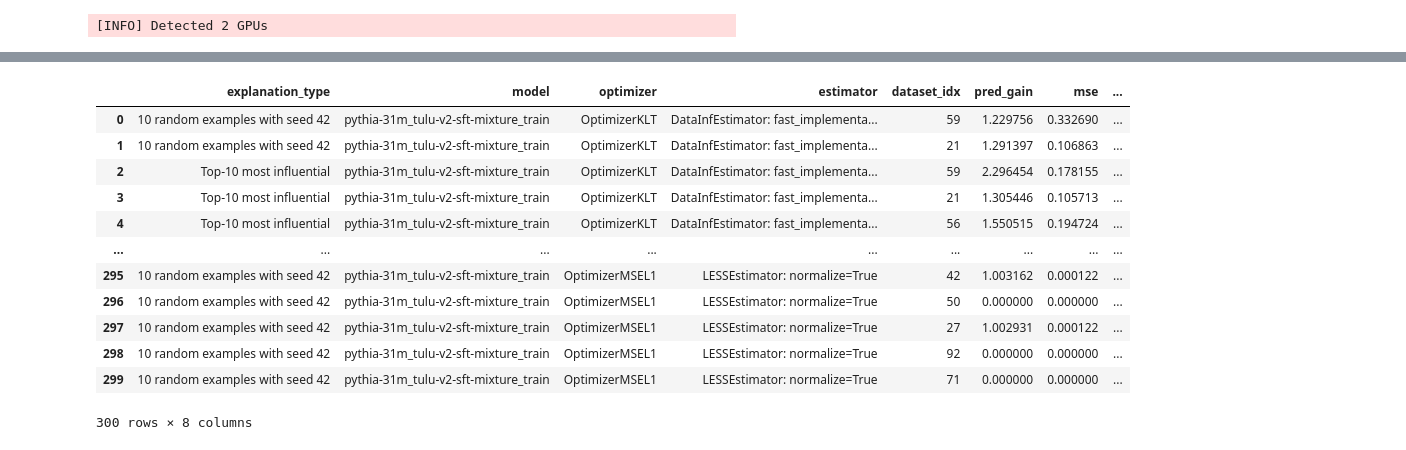
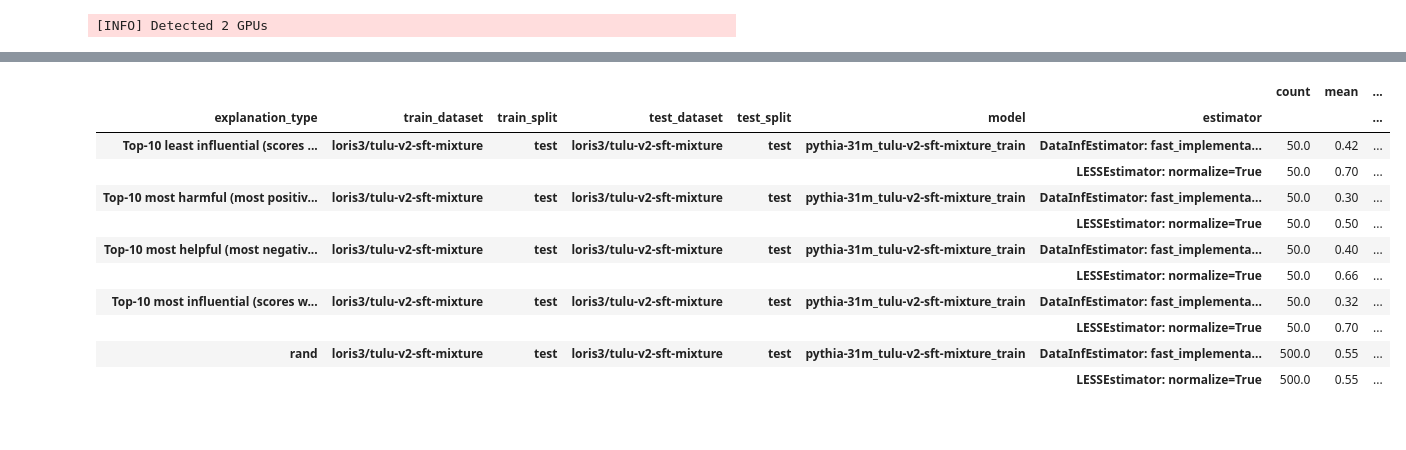
Before and after one commit to loris3/ceelm, a Jupyter notebook: validation.ipynb, the cells around one changed output, grey strips where cells are left out. Drawn from its saved outputs; the diff is of its cells as text; code cells hidden in the pictures.

```diff
--- a/validation.ipynb
+++ b/validation.ipynb
@@ -251,3 +41,8 @@ Overwriting validation_worker_validation.py
+# %%
+from functools import partial
+from explanations import KRandom
+k_random_types = [partial(KRandom, seed=s) for s in range(9)]
+explanation_types = explanation_types + k_random_types
 # %%
 import logging
 from concurrent.futures import ProcessPoolExecutor, as_completed
@@ -263,9 +58,7 @@ multiprocessing.set_start_method('spawn', force=True)
 torch.manual_seed(42)
 
 
-n_test = 10
 
-test_indices = test_dataset.shuffle(seed=42).select(range(n_test))["indices"]
 
 num_devices = torch.cuda.device_count()
 # %%
@@ -448,23 +314,59 @@ df_validation = pd.read_parquet("./cache/validation/partial/")
+# %%
+import pandas as pd
+all_rows = []
+for rand_col in [r for r in df_validation.explanation_type.unique() if "random examples with" in r]:
+    group_cols = ["document_idx", "train_dataset", "train_split", "test_dataset","test_split",
+                "model", "estimator"]
+
+
+    baseline_df = df_validation[df_validation["explanation_type"] == rand_col].copy()
+
+
+
+    for expl_type in df_validation["explanation_type"].unique():
+        expl_df = df_validation[df_validation["explanation_type"] == expl_type].copy()
+        merged = expl_df.merge(
+            baseline_df[group_cols + ["indices_target_document", "delta_target_document"]],
+            on=group_cols + ["indices_target_document"],
+            suffixes=("", "_random")
+        )
+
+        # 1(Δ_S > Δ_R)
+        merged["xi"] = (merged["delta_target_document"] >= merged["delta_target_document_random"]).astype(int)
+        merged["random_run"] = rand_col
+
+
+
+        all_rows.append(merged[group_cols + ["explanation_type", "indices_target_document",
+                                            "delta_target_document", "delta_target_document_random", "xi", "random_run"]])
+
+
+xi_df = pd.concat(all_rows, ignore_index=True)
+# %%
+xi_df["explanation_type"] = xi_df.apply(
+    lambda row: "rand" if "random " in row["explanation_type"] else row["explanation_type"], axis=1
+)
+# %%
+xi_df.groupby(["explanation_type","train_dataset", "train_split", "test_dataset","test_split",
+              "model", "estimator"])["xi"].describe()
+# %% [output]
+|  |  |  |  |  |  |  | count | mean | ... |
+| explanation_type | train_dataset | train_split | test_dataset | test_split | model | estimator |  |  | ... |
+| Top-10 least influential (scores ... | loris3/tulu-v2-sft-mixture | test | loris3/tulu-v2-sft-mixture | test | pythia-31m_tulu-v2-sft-mixture_train | DataInfEstimator: fast_implementa... | 50.0 | 0.42 | ... |
+|  |  |  |  |  |  | LESSEstimator: normalize=True | 50.0 | 0.70 | ... |
+| Top-10 most harmful (most positiv... | loris3/tulu-v2-sft-mixture | test | loris3/tulu-v2-sft-mixture | test | pythia-31m_tulu-v2-sft-mixture_train | DataInfEstimator: fast_implementa... | 50.0 | 0.30 | ... |
+|  |  |  |  |  |  | LESSEstimator: normalize=True | 50.0 | 0.50 | ... |
+| Top-10 most helpful (most negativ... | loris3/tulu-v2-sft-mixture | test | loris3/tulu-v2-sft-mixture | test | pythia-31m_tulu-v2-sft-mixture_train | DataInfEstimator: fast_implementa... | 50.0 | 0.40 | ... |
+|  |  |  |  |  |  | LESSEstimator: normalize=True | 50.0 | 0.66 | ... |
+| Top-10 most influential (scores w... | loris3/tulu-v2-sft-mixture | test | loris3/tulu-v2-sft-mixture | test | pythia-31m_tulu-v2-sft-mixture_train | DataInfEstimator: fast_implementa... | 50.0 | 0.32 | ... |
+|  |  |  |  |  |  | LESSEstimator: normalize=True | 50.0 | 0.70 | ... |
+| rand | loris3/tulu-v2-sft-mixture | test | loris3/tulu-v2-sft-mixture | test | pythia-31m_tulu-v2-sft-mixture_train | DataInfEstimator: fast_implementa... | 500.0 | 0.55 | ... |
+|  |  |  |  |  |  | LESSEstimator: normalize=True | 500.0 | 0.55 | ... |
 # %%
 df_scoring = pd.read_parquet("./cache/scoring/partial/")
 # %%
 df = df_scoring.merge(
     df_validation,
-    on=["explanation_type", "model", "estimator", "dataset_idx", "train_dataset", "train_split", "test_dataset", "test_split"],
+    on=["explanation_type", "model", "estimator", "document_idx", "train_dataset", "train_split", "test_dataset", "test_split"],
     how="left"
-)[["explanation_type", "model", "optimizer", "estimator", "dataset_idx", "pred_gain","mse", "delta_target_document"]]
-df
+)[["explanation_type", "model", "linear_coder", "estimator", "document_idx", "pred_gain","mse", "delta_target_document"]]
-# %% [output]
-|  | explanation_type | model | optimizer | estimator | dataset_idx | pred_gain | mse | ... |
-| 0 | 10 random examples with seed 42 | pythia-31m_tulu-v2-sft-mixture_train | OptimizerKLT | DataInfEstimator: fast_implementa... | 59 | 1.229756 | 0.332690 | ... |
-| 1 | 10 random examples with seed 42 | pythia-31m_tulu-v2-sft-mixture_train | OptimizerKLT | DataInfEstimator: fast_implementa... | 21 | 1.291397 | 0.106863 | ... |
-| 2 | Top-10 most influential | pythia-31m_tulu-v2-sft-mixture_train | OptimizerKLT | DataInfEstimator: fast_implementa... | 59 | 2.296454 | 0.178155 | ... |
-| 3 | Top-10 most influential | pythia-31m_tulu-v2-sft-mixture_train | OptimizerKLT | DataInfEstimator: fast_implementa... | 21 | 1.305446 | 0.105713 | ... |
-| 4 | Top-10 most influential | pythia-31m_tulu-v2-sft-mixture_train | OptimizerKLT | DataInfEstimator: fast_implementa... | 56 | 1.550515 | 0.194724 | ... |
-| ... | ... | ... | ... | ... | ... | ... | ... | ... |
-| 295 | 10 random examples with seed 42 | pythia-31m_tulu-v2-sft-mixture_train | OptimizerMSEL1 | LESSEstimator: normalize=True | 42 | 1.003162 | 0.000122 | ... |
-| 296 | 10 random examples with seed 42 | pythia-31m_tulu-v2-sft-mixture_train | OptimizerMSEL1 | LESSEstimator: normalize=True | 50 | 0.000000 | 0.000000 | ... |
-| 297 | 10 random examples with seed 42 | pythia-31m_tulu-v2-sft-mixture_train | OptimizerMSEL1 | LESSEstimator: normalize=True | 27 | 1.002931 | 0.000122 | ... |
-| 298 | 10 random examples with seed 42 | pythia-31m_tulu-v2-sft-mixture_train | OptimizerMSEL1 | LESSEstimator: normalize=True | 92 | 0.000000 | 0.000000 | ... |
-| 299 | 10 random examples with seed 42 | pythia-31m_tulu-v2-sft-mixture_train | OptimizerMSEL1 | LESSEstimator: normalize=True | 71 | 0.000000 | 0.000000 | ... |
-300 rows × 8 columns
```
Also changed, not shown: parts of 9 cells of this notebook, 25 other files.
